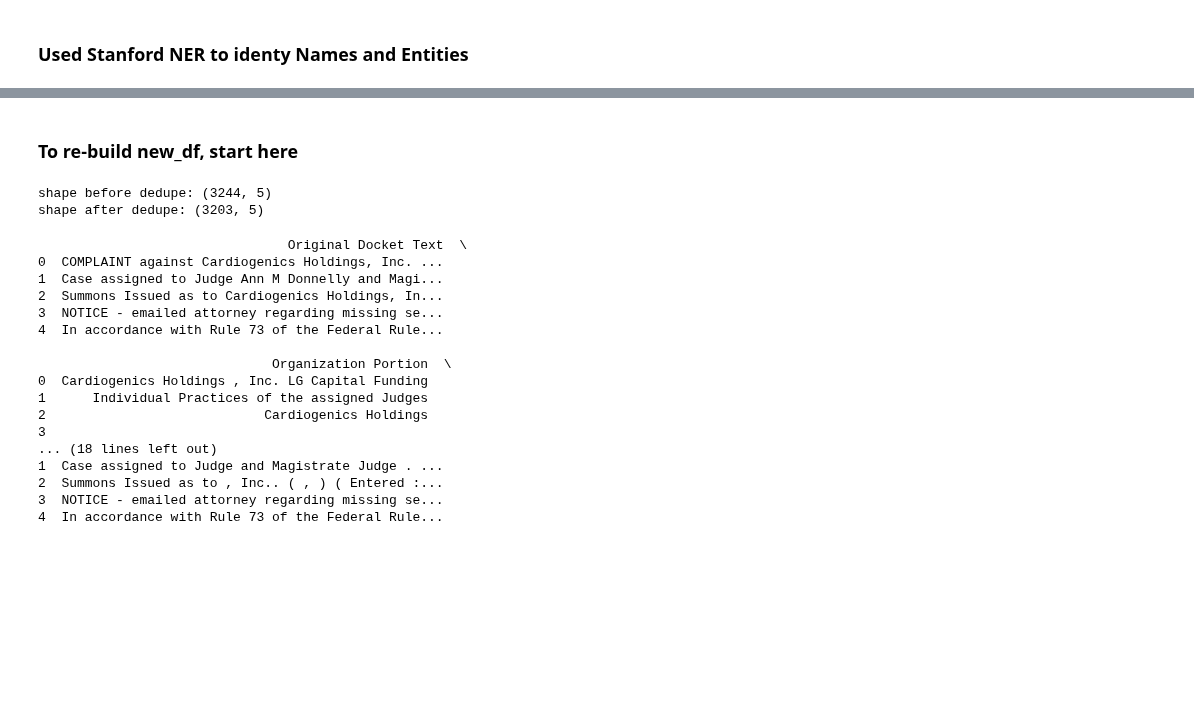
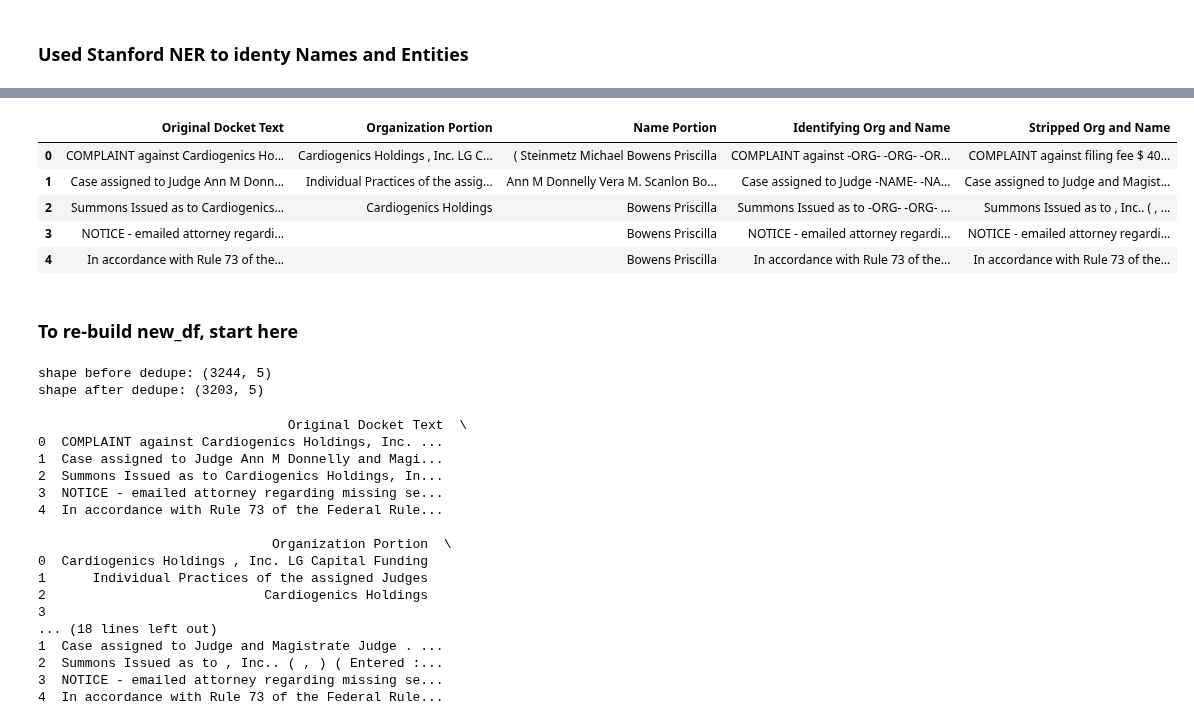
Before and after one commit to a35931chi/AI-Paralegal, a Jupyter notebook: Docket Text NLP and Output.ipynb, the cells around one changed output, grey strips where cells are left out. Drawn from its saved outputs; the diff is of its cells as text; code cells hidden in the pictures; blank space fills up the shorter version.

```diff
--- a/Docket Text NLP and Output.ipynb
+++ b/Docket Text NLP and Output.ipynb
@@ -158,3 +187,12 @@ NER_df = pd.DataFrame(output, columns = ['Original Docket Text', 'Organization P
+# %%
+NER_df.head()
+# %% [output]
+|  | Original Docket Text | Organization Portion | Name Portion | Identifying Org and Name | Stripped Org and Name |
+| 0 | COMPLAINT against Cardiogenics Ho... | Cardiogenics Holdings , Inc. LG C... | ( Steinmetz Michael Bowens Priscilla | COMPLAINT against -ORG- -ORG- -OR... | COMPLAINT against filing fee $ 40... |
+| 1 | Case assigned to Judge Ann M Donn... | Individual Practices of the assig... | Ann M Donnelly Vera M. Scanlon Bo... | Case assigned to Judge -NAME- -NA... | Case assigned to Judge and Magist... |
+| 2 | Summons Issued as to Cardiogenics... | Cardiogenics Holdings | Bowens Priscilla | Summons Issued as to -ORG- -ORG- ... | Summons Issued as to , Inc.. ( , ... |
+| 3 | NOTICE - emailed attorney regardi... |  | Bowens Priscilla | NOTICE - emailed attorney regardi... | NOTICE - emailed attorney regardi... |
+| 4 | In accordance with Rule 73 of the... |  | Bowens Priscilla | In accordance with Rule 73 of the... | In accordance with Rule 73 of the... |
 # %% [markdown]
 ### To re-build new_df, start here
 # %%
```
Also changed, not shown: parts of 22 cells of this notebook, 9 other files.
